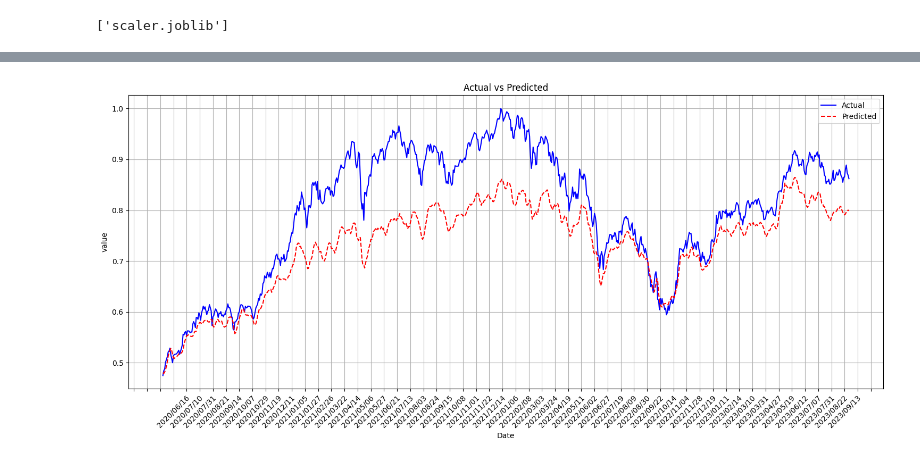
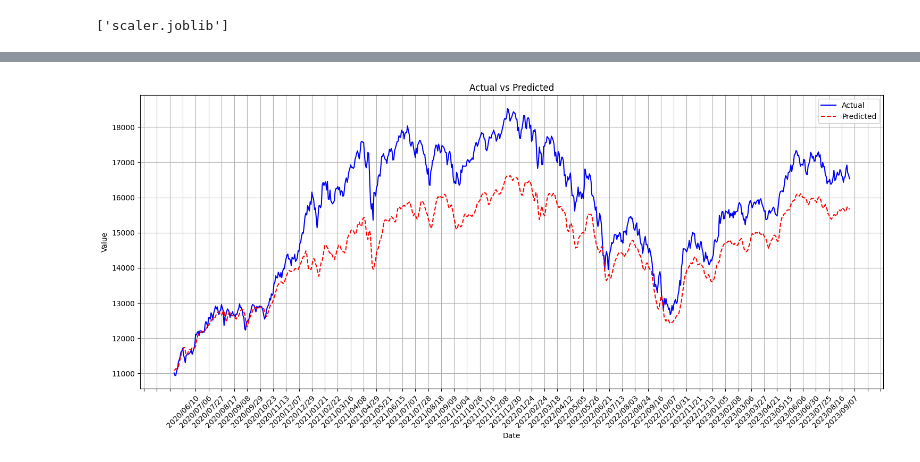
Before and after one commit to Spector3702/EasyGood-StockAI, a Jupyter notebook: models/LSTM_tomorrow.ipynb, the cells around one changed output, grey strips where cells are left out. Saved outputs shown, nothing was run; the diff lists cells and outputs as text; code cells hidden in the pictures.

Commit message:
save scaler code

```diff
--- a/models/LSTM_tomorrow.ipynb
+++ b/models/LSTM_tomorrow.ipynb
@@ -27,12 +27,12 @@ dump(scaler, 'scaler.joblib')
 def create_sequences(data, seq_length):
     X, y = [], []
     for i in range(len(data) - seq_length):
-        seq = data[i:i + seq_length + 1]
+        seq = data[i:i + seq_length]
         X.append(seq[:-1])
         y.append(seq[-1][df.columns.get_loc("大盤_收盤價")])
     return np.array(X), np.array(y)
 # %%
-seq_length = 10  # for example, use the last 10 days to predict the next day
+seq_length = 3  # for example, use the last 10 days to predict the next day
 X, y = create_sequences(scaled_data, seq_length)
 
 # Split data into training and testing (80-20 split for example)
@@ -107,0 +102,20 @@ Accuracy: 54.35%
+# %%
+# Number of columns in the original dataset (excluding 'date')
+num_columns = X_test.shape[2]
+
+# Create a dummy array for predictions
+dummy_array_predictions = np.zeros((predictions.shape[0], num_columns))
+# Place the predictions in the correct column
+target_index = list(df.columns).index('大盤_收盤價') - 1  # Adjust for 'date' column
+dummy_array_predictions[:, target_index] = predictions.flatten()
+
+# Denormalize the predictions
+predictions_denorm = scaler.inverse_transform(dummy_array_predictions)[:, target_index]
+
+# Create a dummy array for y_test
+dummy_array_y_test = np.zeros((y_test.shape[0], num_columns))
+# Place the y_test values in the correct column
+dummy_array_y_test[:, target_index] = y_test.flatten()
+
+# Denormalize y_test
+y_test_denorm = scaler.inverse_transform(dummy_array_y_test)[:, target_index]
@@ -108,21 +142,21 @@ Accuracy: 54.35%
 # %%
 df = pd.read_csv('../data/row_data.csv')
 dates = df['date'].values[-len(y_test):]
 
 # Plotting
 plt.figure(figsize=(15, 7))
-plt.plot(dates, y_test, label="Actual", color='blue')
-plt.plot(dates, predictions, label="Predicted", color='red', linestyle='dashed')
+plt.plot(dates, y_test_denorm, label="Actual", color='blue')
+plt.plot(dates, predictions_denorm, label="Predicted", color='red', linestyle='dashed')
 plt.title('Actual vs Predicted')
 plt.xlabel('Date')
-plt.ylabel('value')
+plt.ylabel('Value')
 plt.legend()
 plt.grid(True)
 plt.xticks(rotation=45)
 plt.gca().xaxis.set_major_locator(mdates.DayLocator(interval=15))
 plt.tight_layout()
 plt.show()
 # %% [output]
-[figure, old version]
+[figure, new version]
 # %%
 model.save("LSTM_tomorrow.h5")
```
Also changed, not shown: parts of 9 cells of this notebook, 3 other files.
